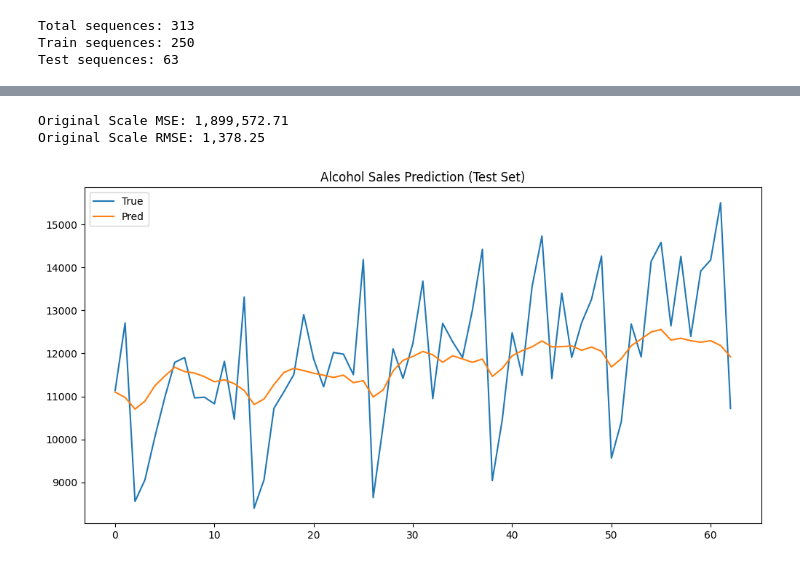
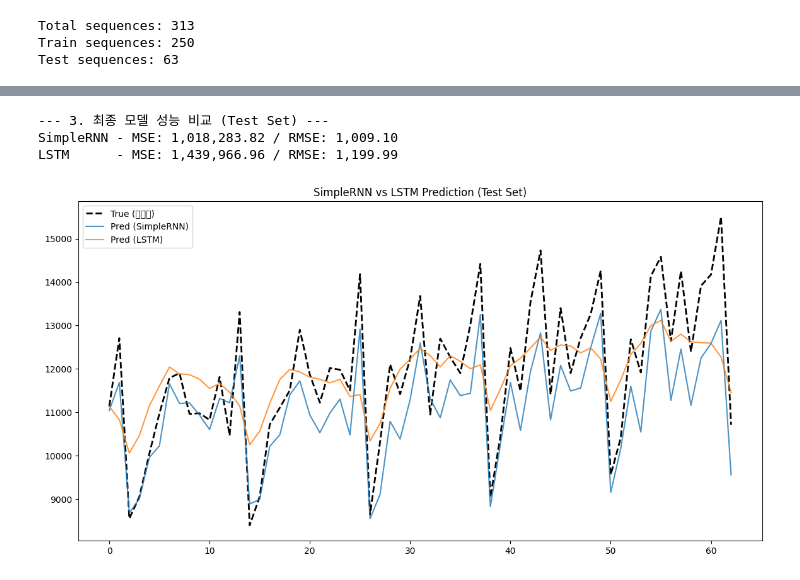
Before and after one commit to mint-aguccim/Machine_Learning_Programming, a Jupyter notebook: 9주차/과제1.ipynb, the cells around one changed output, grey strips where cells are left out. Cells and saved outputs as stored; diff of their text form; code cells hidden in the pictures.

```diff
--- a/9주차/과제1.ipynb
+++ b/9주차/과제1.ipynb
@@ -41,7 +78,14 @@ Test sequences: 63
 # %%
-# 5. LSTM 모델 (SimpleRNN은 LSTM 코드에 의해 덮어쓰여져 있었음)
-model = tf.keras.Sequential([
-    tf.keras.layers.LSTM(64, input_shape=(window, 1)),
+# -------------------------------------------------------------------
+# 6. 모델 2: LSTM
+# -------------------------------------------------------------------
+model_lstm = tf.keras.Sequential([
+    tf.keras.layers.LSTM(64, input_shape=(window,1)),
     tf.keras.layers.Dense(1)
 ])
-model.compile(optimizer='adam', loss='mse')
+model_lstm.compile(optimizer='adam', loss='mse')
+
+print("\n--- 2. LSTM 모델 학습 시작 ---")
+model_lstm.fit(X_train, y_train, epochs=50, batch_size=8,
+               validation_data=(X_test, y_test),
+               verbose=1) # verbose=1로 학습 과정 표시
@@ -71,4 +111,7 @@ Epoch 50/50
 # %%
-# 7. 예측 (Test 데이터 사용)
-pred = model.predict(X_test)
+# -------------------------------------------------------------------
+# 7. 두 모델의 예측 수행 (Test 데이터 사용)
+# -------------------------------------------------------------------
+pred_rnn = model_rnn.predict(X_test)
+pred_lstm = model_lstm.predict(X_test)
 # %% [output]
@@ -90,6 +123,6 @@ rmse_original = np.sqrt(mse_original) # RMSE (Root Mean Squared Error)
-# %%
-print(f"Original Scale MSE: {mse_original:,.2f}")
-print(f"Original Scale RMSE: {rmse_original:,.2f}") # RMSE가 데이터의 단위와 같아 더 해석하기 좋습니다.
-# %% [output]
-Original Scale MSE: 1,899,572.71
-Original Scale RMSE: 1,378.25
+# %%
+# 8. MSE / RMSE 계산 (성능 비교)
+# 8-1. 정규화된 값 스케일 복원
+y_test_inv = scaler.inverse_transform(y_test)
+pred_rnn_inv = scaler.inverse_transform(pred_rnn)
+pred_lstm_inv = scaler.inverse_transform(pred_lstm)
@@ -96,10 +137,19 @@ Original Scale RMSE: 1,378.25
+# %%
+print("\n--- 3. 최종 모델 성능 비교 (Test Set) ---")
+print(f"SimpleRNN - MSE: {mse_rnn:,.2f} / RMSE: {rmse_rnn:,.2f}")
+print(f"LSTM      - MSE: {mse_lstm:,.2f} / RMSE: {rmse_lstm:,.2f}")
+# %% [output]
+--- 3. 최종 모델 성능 비교 (Test Set) ---
+SimpleRNN - MSE: 1,018,283.82 / RMSE: 1,009.10
+LSTM      - MSE: 1,439,966.96 / RMSE: 1,199.99
 # %%
-# 9. 시각화 (Test 데이터의 실제값 vs 예측값)
-plt.figure(figsize=(12, 6))
-plt.title('Alcohol Sales Prediction (Test Set)')
-plt.plot(y_test_inv, label='True')
-plt.plot(pred_inv, label='Pred')
+# 9. 시각화 (두 모델 비교)
+plt.figure(figsize=(14, 7))
+plt.title('SimpleRNN vs LSTM Prediction (Test Set)')
+plt.plot(y_test_inv, label='True (실제값)', color='black', linestyle='--', linewidth=2)
+plt.plot(pred_rnn_inv, label='Pred (SimpleRNN)', alpha=0.8)
+plt.plot(pred_lstm_inv, label='Pred (LSTM)', alpha=0.8)
 plt.legend()
 plt.show()
 # %% [output]
-[figure, old version]
+[figure, new version]
```
Also changed, not shown: parts of 12 cells of this notebook.
